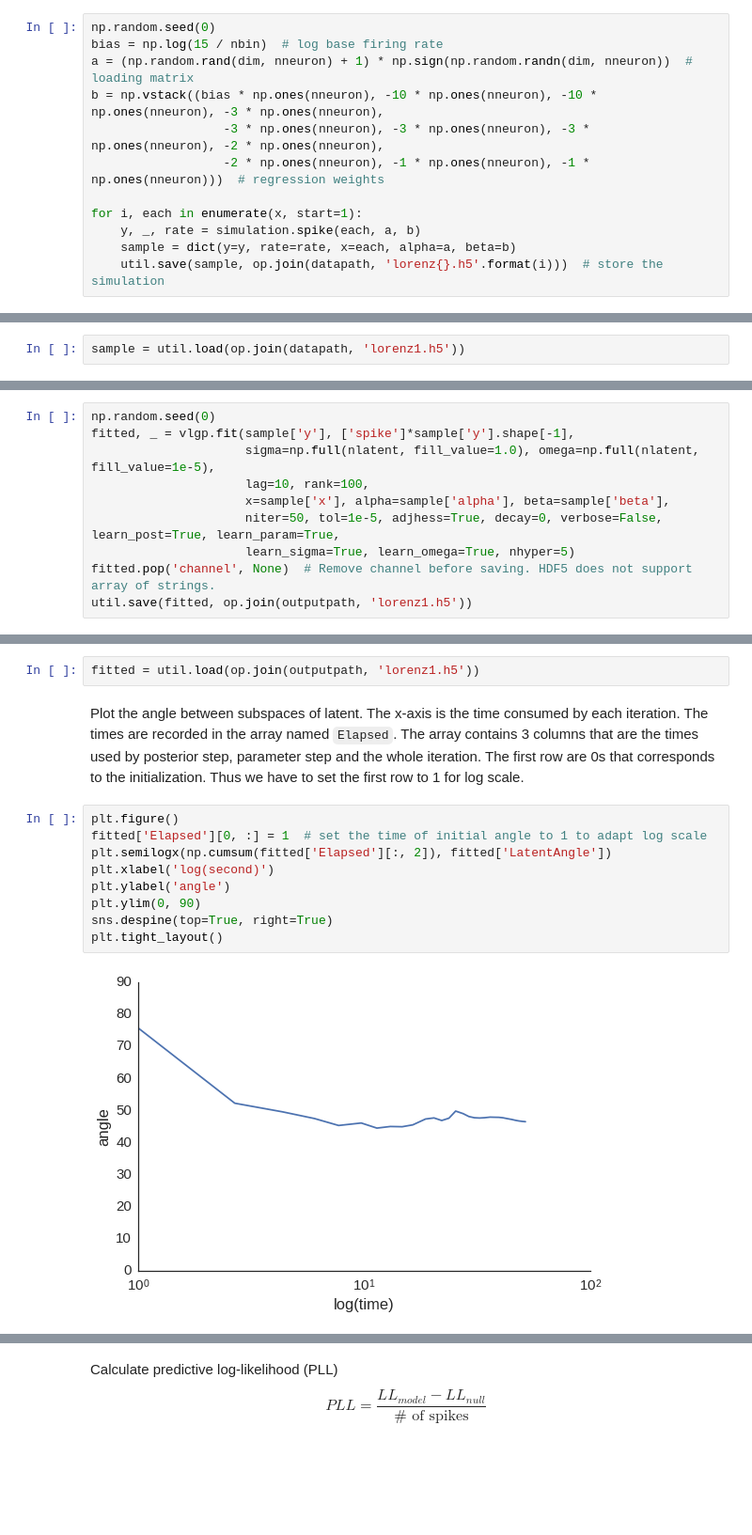
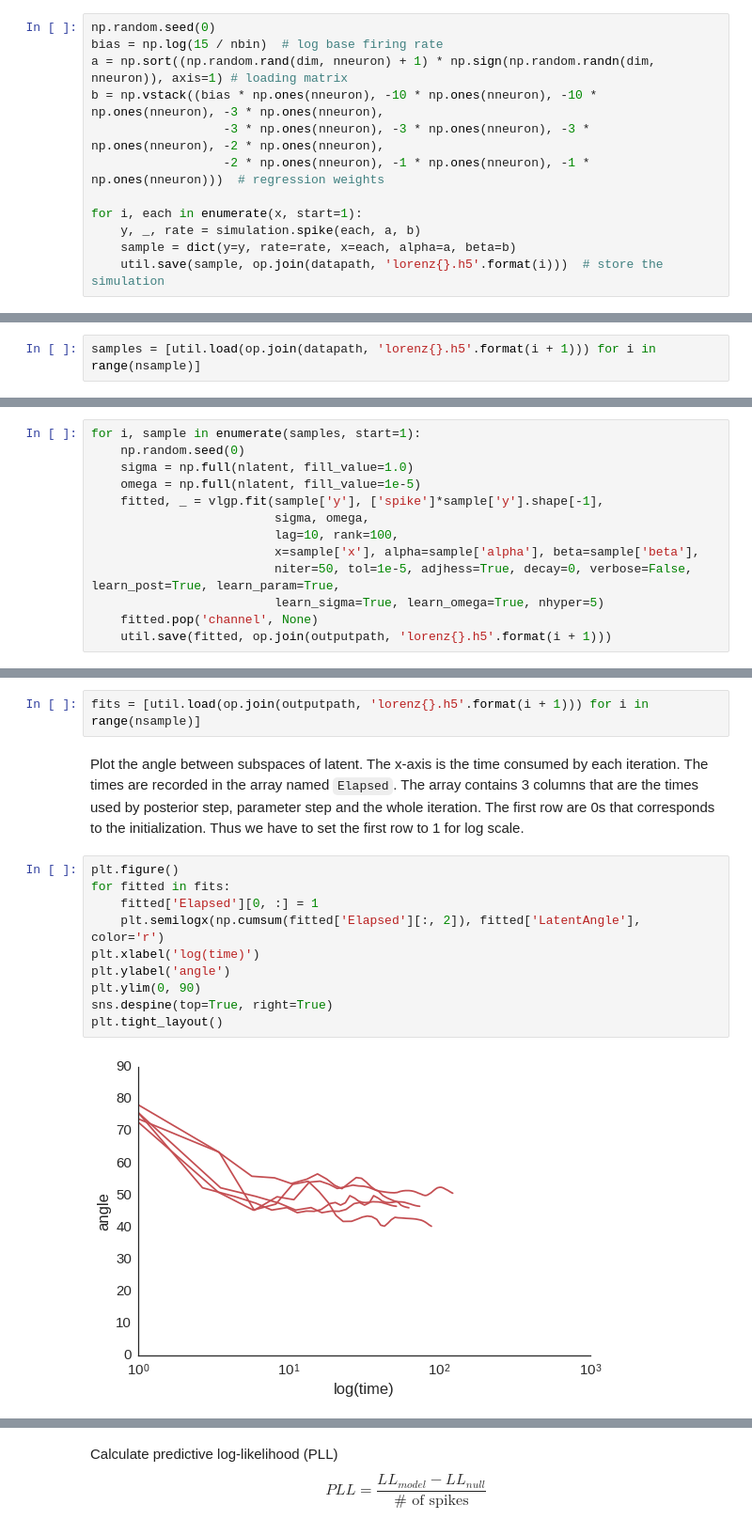
Before and after one commit to catniplab/vlgp, a Jupyter notebook: tutorial.ipynb, the cells around one changed output, grey strips where cells are left out. Shown at 94% size. Cells and saved outputs as stored; diff of their text form; blank space fills up the shorter version.

Commit message:
add Lorenz data, fit and cv
Former-commit-id: 8850df64eba4a018b2fa1c618989500f6ce0c0f4

```diff
--- a/tutorial.ipynb
+++ b/tutorial.ipynb
@@ -65,7 +75,7 @@ The simulation function `simulation.spike` gives spike trains, design matrix of
 # %%
 np.random.seed(0)
 bias = np.log(15 / nbin)  # log base firing rate
-a = (np.random.rand(dim, nneuron) + 1) * np.sign(np.random.randn(dim, nneuron))  # loading matrix
+a = np.sort((np.random.rand(dim, nneuron) + 1) * np.sign(np.random.randn(dim, nneuron)), axis=1) # loading matrix
 b = np.vstack((bias * np.ones(nneuron), -10 * np.ones(nneuron), -10 * np.ones(nneuron), -3 * np.ones(nneuron),
                   -3 * np.ones(nneuron), -3 * np.ones(nneuron), -3 * np.ones(nneuron), -2 * np.ones(nneuron),
                   -2 * np.ones(nneuron), -1 * np.ones(nneuron), -1 * np.ones(nneuron)))  # regression weights
@@ -79,2 +89,2 @@ Load the first sample.
 # %%
-sample = util.load(op.join(datapath, 'lorenz1.h5'))
+samples = [util.load(op.join(datapath, 'lorenz{}.h5'.format(i + 1))) for i in range(nsample)]
@@ -115,12 +115,15 @@ The rest arguments are options controlling the behavior of algorithm.
 
 We can save the fitted model in HDF5 format. Note that HDF5 does not support array of strings and thus remove it before saving.
 # %%
-np.random.seed(0)
-fitted, _ = vlgp.fit(sample['y'], ['spike']*sample['y'].shape[-1],
-                     sigma=np.full(nlatent, fill_value=1.0), omega=np.full(nlatent, fill_value=1e-5),
-                     lag=10, rank=100,
-                     x=sample['x'], alpha=sample['alpha'], beta=sample['beta'],
-                     niter=50, tol=1e-5, adjhess=True, decay=0, verbose=False, learn_post=True, learn_param=True,
-                     learn_sigma=True, learn_omega=True, nhyper=5)
-fitted.pop('channel', None)  # Remove channel before saving. HDF5 does not support array of strings.
-util.save(fitted, op.join(outputpath, 'lorenz1.h5'))
+for i, sample in enumerate(samples, start=1):
+    np.random.seed(0)
+    sigma = np.full(nlatent, fill_value=1.0)
+    omega = np.full(nlatent, fill_value=1e-5)
+    fitted, _ = vlgp.fit(sample['y'], ['spike']*sample['y'].shape[-1],
+                         sigma, omega,
+                         lag=10, rank=100,
+                         x=sample['x'], alpha=sample['alpha'], beta=sample['beta'],
+                         niter=50, tol=1e-5, adjhess=True, decay=0, verbose=False, learn_post=True, learn_param=True,
+                         learn_sigma=True, learn_omega=True, nhyper=5)
+    fitted.pop('channel', None)
+    util.save(fitted, op.join(outputpath, 'lorenz{}.h5'.format(i + 1)))
@@ -129,16 +132,17 @@ Load results. The fits of PLDS and GPFA should be put in the output path before
 # %%
-fitted = util.load(op.join(outputpath, 'lorenz1.h5'))
+fits = [util.load(op.join(outputpath, 'lorenz{}.h5'.format(i + 1))) for i in range(nsample)]
 # %% [markdown]
 Plot the angle between subspaces of latent. The x-axis is the time consumed by each iteration. The times are recorded in the array named `Elapsed`. The array contains 3 columns that are the times used by posterior step, parameter step and the whole iteration. The first row are 0s that corresponds to the initialization. Thus we have to set the first row to 1 for log scale.
 # %%
 plt.figure()
-fitted['Elapsed'][0, :] = 1  # set the time of initial angle to 1 to adapt log scale
-plt.semilogx(np.cumsum(fitted['Elapsed'][:, 2]), fitted['LatentAngle'])
-plt.xlabel('log(second)')
+for fitted in fits:
+    fitted['Elapsed'][0, :] = 1
+    plt.semilogx(np.cumsum(fitted['Elapsed'][:, 2]), fitted['LatentAngle'], color='r')
+plt.xlabel('log(time)')
 plt.ylabel('angle')
 plt.ylim(0, 90)
 sns.despine(top=True, right=True)
 plt.tight_layout()
 # %% [output]
-[figure, old version]
+[figure, new version]
 # %% [markdown]
```
Also changed, not shown: parts of 32 cells of this notebook, 15 other files.
